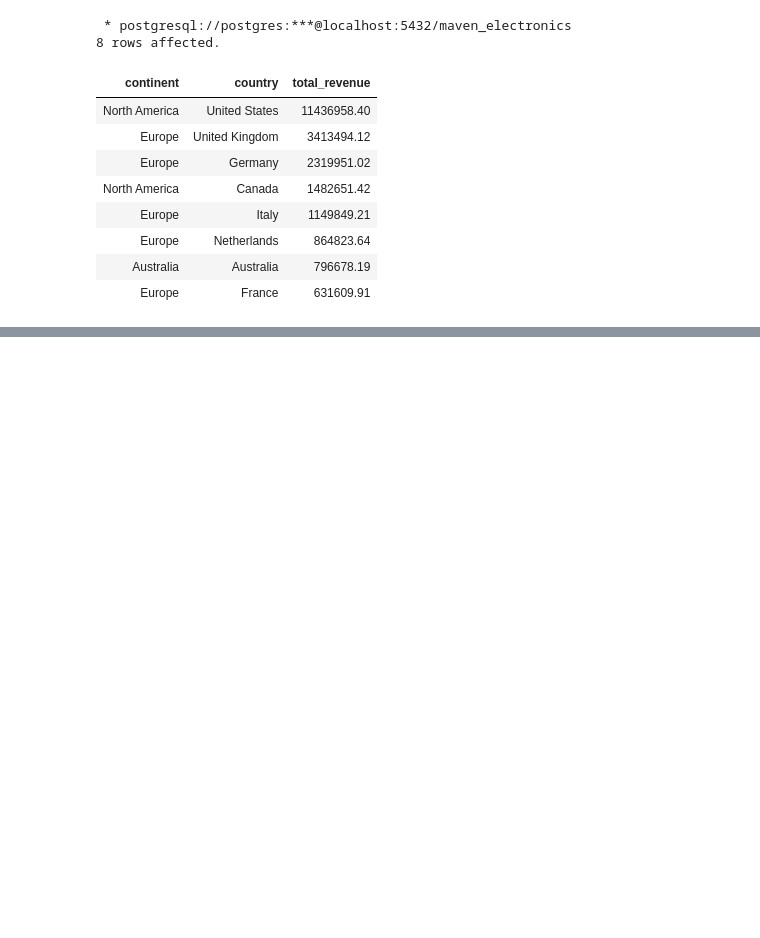
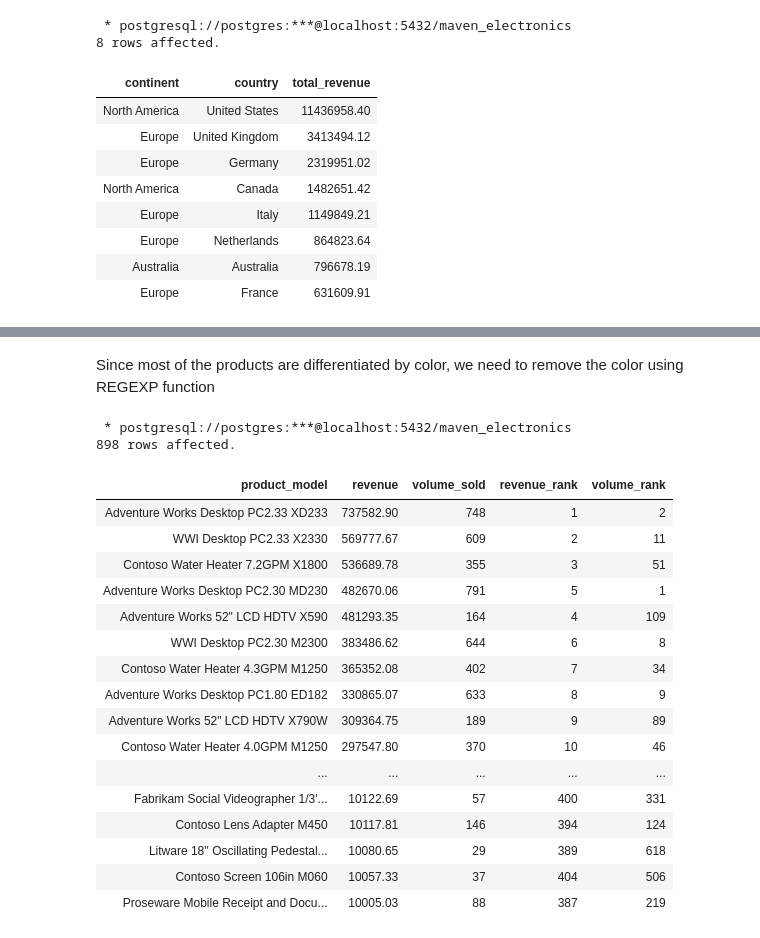
Before and after one commit to Ronald116/Data-Analysis-Projects, a Jupyter notebook: Maven_Global_Electronics_Retailer/global_electronics_retail_analysis.ipynb, the cells around one changed output, grey strips where cells are left out. Drawn from its saved outputs; the diff is of its cells as text; code cells hidden in the pictures; blank space fills up the shorter version.

Commit message:
top perfromning products and brands

```diff
--- a/Maven_Global_Electronics_Retailer/global_electronics_retail_analysis.ipynb
+++ b/Maven_Global_Electronics_Retailer/global_electronics_retail_analysis.ipynb
@@ -364,0 +416,50 @@ ORDER BY
+# %% [markdown]
+Since most of the products are differentiated by color, we need to remove the color using REGEXP function
+# %%
+%%sql
+
+SELECT
+    REGEXP_REPLACE(p.product_name, '\s[A-Z][a-z]+$', '') AS product_model,
+    ROUND(
+        SUM(
+            (s.quantity * p.unit_price_usd) / ex.exchange
+        ), 2
+    ) AS revenue,
+    SUM(s.quantity) AS volume_sold,
+    RANK() OVER (ORDER BY SUM(p.unit_price_usd * s.quantity) DESC) AS revenue_rank,
+    RANK() OVER (ORDER BY SUM(s.quantity) DESC) AS volume_rank
+FROM
+    products p
+JOIN
+    sales s
+ON
+    p.productkey = s.productkey
+JOIN
+    exchange_rates ex
+ON
+    ex.currency = s.currency_code AND
+    ex.date = s.order_date
+GROUP BY
+    1
+ORDER BY
+    2 DESC;
+# %% [output]
+ * postgresql://postgres:***@localhost:5432/maven_electronics
+898 rows affected.
+| product_model | revenue | volume_sold | revenue_rank | volume_rank |
+| Adventure Works Desktop PC2.33 XD233 | 737582.90 | 748 | 1 | 2 |
+| WWI Desktop PC2.33 X2330 | 569777.67 | 609 | 2 | 11 |
+| Contoso Water Heater 7.2GPM X1800 | 536689.78 | 355 | 3 | 51 |
+| Adventure Works Desktop PC2.30 MD230 | 482670.06 | 791 | 5 | 1 |
+| Adventure Works 52" LCD HDTV X590 | 481293.35 | 164 | 4 | 109 |
+| WWI Desktop PC2.30 M2300 | 383486.62 | 644 | 6 | 8 |
+| Contoso Water Heater 4.3GPM M1250 | 365352.08 | 402 | 7 | 34 |
+| Adventure Works Desktop PC1.80 ED182 | 330865.07 | 633 | 8 | 9 |
+| Adventure Works 52" LCD HDTV X790W | 309364.75 | 189 | 9 | 89 |
+| Contoso Water Heater 4.0GPM M1250 | 297547.80 | 370 | 10 | 46 |
+| ... | ... | ... | ... | ... |
+| Fabrikam Social Videographer 1/3'... | 10122.69 | 57 | 400 | 331 |
+| Contoso Lens Adapter M450 | 10117.81 | 146 | 394 | 124 |
+| Litware 18'' Oscillating Pedestal... | 10080.65 | 29 | 389 | 618 |
+| Contoso Screen 106in M060 | 10057.33 | 37 | 404 | 506 |
+| Proseware Mobile Receipt and Docu... | 10005.03 | 88 | 387 | 219 |
```
Also changed, not shown: parts of 5 cells of this notebook.
